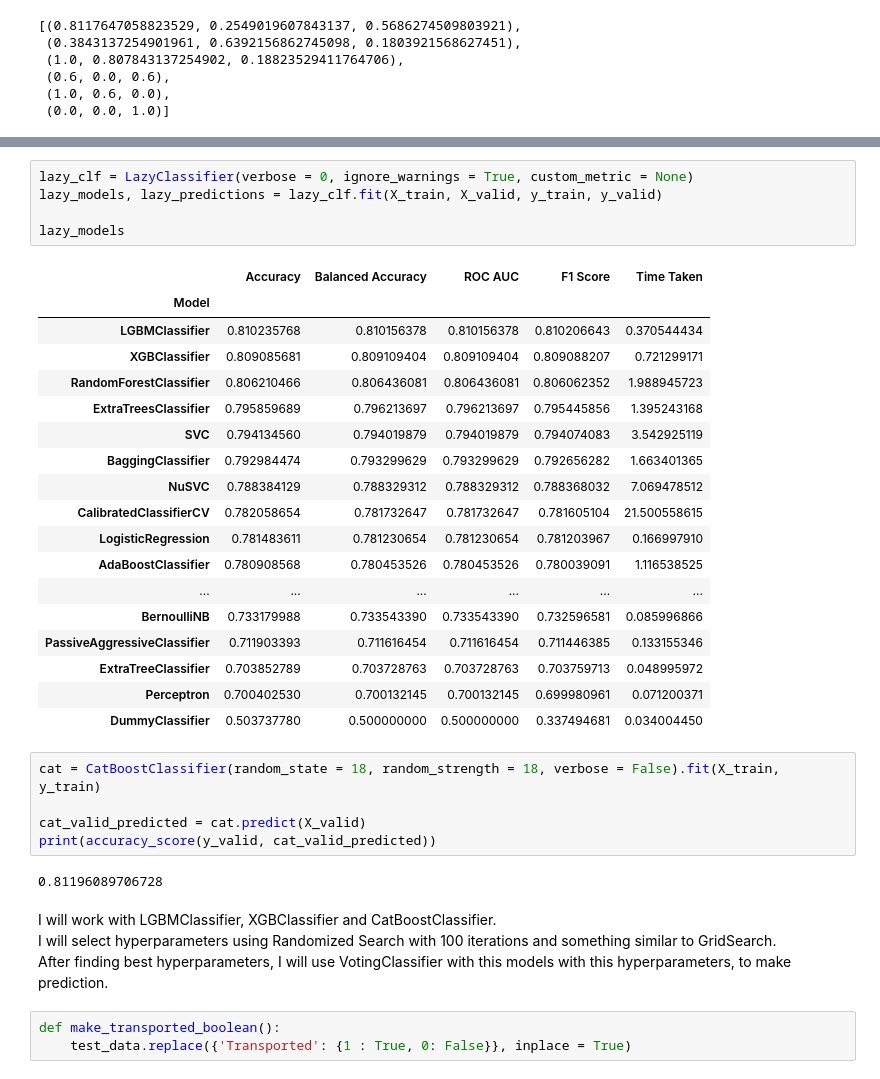
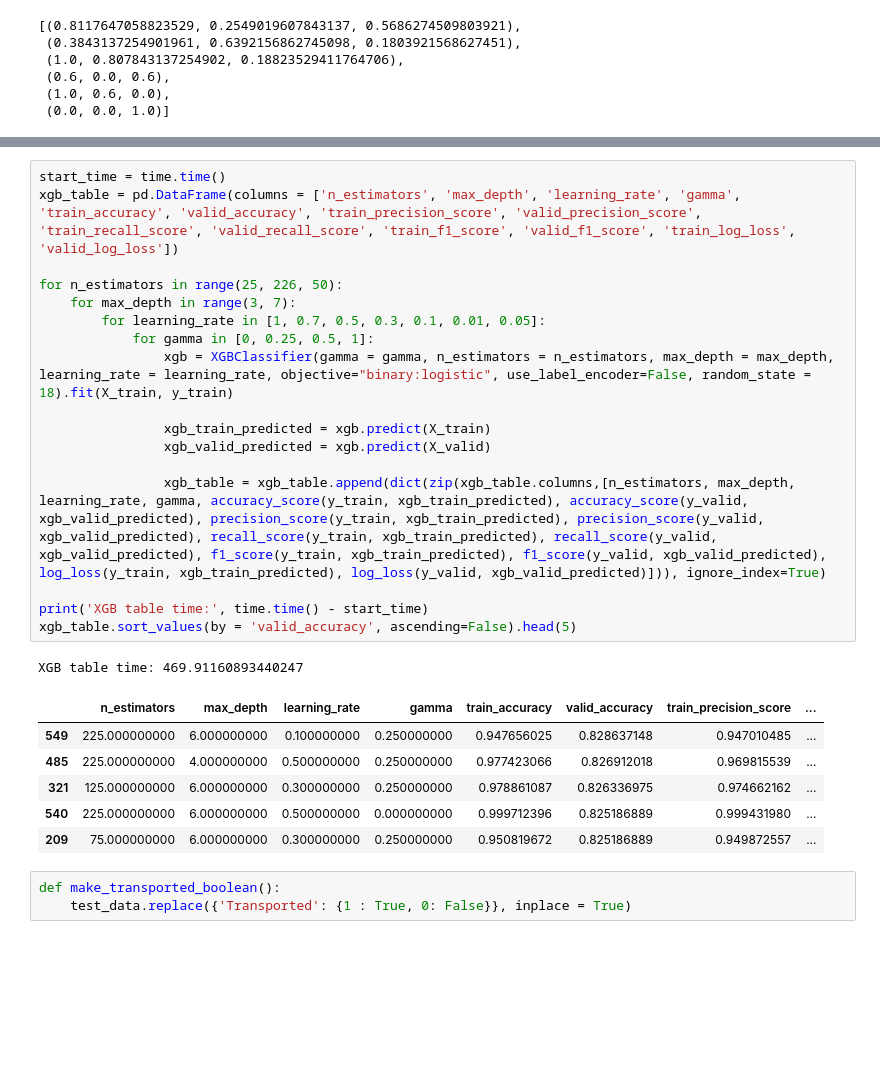
Before and after one commit to tatiana-stukan/kaggle-projects, a Jupyter notebook: spaceship_titanic/main.ipynb, the cells around one changed output, grey strips where cells are left out. Saved outputs shown, nothing was run; the diff lists cells and outputs as text; blank space fills up the shorter version.

Commit message:
score = 0.81038

```diff
--- a/spaceship_titanic/main.ipynb
+++ b/spaceship_titanic/main.ipynb
@@ -1218,38 +289,28 @@ Firstly, I will use LazyPredict to select best algorithms. And also I will train
-# %%
-lazy_clf = LazyClassifier(verbose = 0, ignore_warnings = True, custom_metric = None)
-lazy_models, lazy_predictions = lazy_clf.fit(X_train, X_valid, y_train, y_valid)
-
-lazy_models
-# %% [output]
-|  | Accuracy | Balanced Accuracy | ROC AUC | F1 Score | Time Taken |
-| Model |  |  |  |  |  |
-| LGBMClassifier | 0.810235768 | 0.810156378 | 0.810156378 | 0.810206643 | 0.370544434 |
-| XGBClassifier | 0.809085681 | 0.809109404 | 0.809109404 | 0.809088207 | 0.721299171 |
-| RandomForestClassifier | 0.806210466 | 0.806436081 | 0.806436081 | 0.806062352 | 1.988945723 |
-| ExtraTreesClassifier | 0.795859689 | 0.796213697 | 0.796213697 | 0.795445856 | 1.395243168 |
-| SVC | 0.794134560 | 0.794019879 | 0.794019879 | 0.794074083 | 3.542925119 |
-| BaggingClassifier | 0.792984474 | 0.793299629 | 0.793299629 | 0.792656282 | 1.663401365 |
-| NuSVC | 0.788384129 | 0.788329312 | 0.788329312 | 0.788368032 | 7.069478512 |
-| CalibratedClassifierCV | 0.782058654 | 0.781732647 | 0.781732647 | 0.781605104 | 21.500558615 |
-| LogisticRegression | 0.781483611 | 0.781230654 | 0.781230654 | 0.781203967 | 0.166997910 |
-| AdaBoostClassifier | 0.780908568 | 0.780453526 | 0.780453526 | 0.780039091 | 1.116538525 |
-| ... | ... | ... | ... | ... | ... |
-| BernoulliNB | 0.733179988 | 0.733543390 | 0.733543390 | 0.732596581 | 0.085996866 |
-| PassiveAggressiveClassifier | 0.711903393 | 0.711616454 | 0.711616454 | 0.711446385 | 0.133155346 |
-| ExtraTreeClassifier | 0.703852789 | 0.703728763 | 0.703728763 | 0.703759713 | 0.048995972 |
-| Perceptron | 0.700402530 | 0.700132145 | 0.700132145 | 0.699980961 | 0.071200371 |
-| DummyClassifier | 0.503737780 | 0.500000000 | 0.500000000 | 0.337494681 | 0.034004450 |
-# %%
-cat = CatBoostClassifier(random_state = 18, random_strength = 18, verbose = False).fit(X_train, y_train)
-
-cat_valid_predicted = cat.predict(X_valid)
-print(accuracy_score(y_valid, cat_valid_predicted))
-# %% [output]
-0.81196089706728
-# %% [markdown]
-I will work with LGBMClassifier, XGBClassifier and CatBoostClassifier.\
-I will select hyperparameters using Randomized Search with 100 iterations and something similar to GridSearch.\
-After finding best hyperparameters, I will use VotingClassifier with this models with this hyperparameters, to make prediction.
+# %%
+start_time = time.time()
+xgb_table = pd.DataFrame(columns = ['n_estimators', 'max_depth', 'learning_rate', 'gamma', 'train_accuracy', 'valid_accuracy', 'train_precision_score', 'valid_precision_score', 'train_recall_score', 'valid_recall_score', 'train_f1_score', 'valid_f1_score', 'train_log_loss', 'valid_log_loss'])
+
+for n_estimators in range(25, 226, 50):
+    for max_depth in range(3, 7):
+        for learning_rate in [1, 0.7, 0.5, 0.3, 0.1, 0.01, 0.05]:
+            for gamma in [0, 0.25, 0.5, 1]:
+                xgb = XGBClassifier(gamma = gamma, n_estimators = n_estimators, max_depth = max_depth, learning_rate = learning_rate, objective="binary:logistic", use_label_encoder=False, random_state = 18).fit(X_train, y_train)
+
+                xgb_train_predicted = xgb.predict(X_train)
+                xgb_valid_predicted = xgb.predict(X_valid)
+
+                xgb_table = xgb_table.append(dict(zip(xgb_table.columns,[n_estimators, max_depth, learning_rate, gamma, accuracy_score(y_train, xgb_train_predicted), accuracy_score(y_valid, xgb_valid_predicted), precision_score(y_train, xgb_train_predicted), precision_score(y_valid, xgb_valid_predicted), recall_score(y_train, xgb_train_predicted), recall_score(y_valid, xgb_valid_predicted), f1_score(y_train, xgb_train_predicted), f1_score(y_valid, xgb_valid_predicted), log_loss(y_train, xgb_train_predicted), log_loss(y_valid, xgb_valid_predicted)])), ignore_index=True)
+
+print('XGB table time:', time.time() - start_time)
+xgb_table.sort_values(by = 'valid_accuracy', ascending=False).head(5)
+# %% [output]
+XGB table time: 469.91160893440247
+|  | n_estimators | max_depth | learning_rate | gamma | train_accuracy | valid_accuracy | train_precision_score | ... |
+| 549 | 225.000000000 | 6.000000000 | 0.100000000 | 0.250000000 | 0.947656025 | 0.828637148 | 0.947010485 | ... |
+| 485 | 225.000000000 | 4.000000000 | 0.500000000 | 0.250000000 | 0.977423066 | 0.826912018 | 0.969815539 | ... |
+| 321 | 125.000000000 | 6.000000000 | 0.300000000 | 0.250000000 | 0.978861087 | 0.826336975 | 0.974662162 | ... |
+| 540 | 225.000000000 | 6.000000000 | 0.500000000 | 0.000000000 | 0.999712396 | 0.825186889 | 0.999431980 | ... |
+| 209 | 75.000000000 | 6.000000000 | 0.300000000 | 0.250000000 | 0.950819672 | 0.825186889 | 0.949872557 | ... |
 # %%
 def make_transported_boolean():
     test_data.replace({'Transported': {1 : True, 0: False}}, inplace = True)
```
Also changed, not shown: parts of 129 cells of this notebook, 4 other files.
